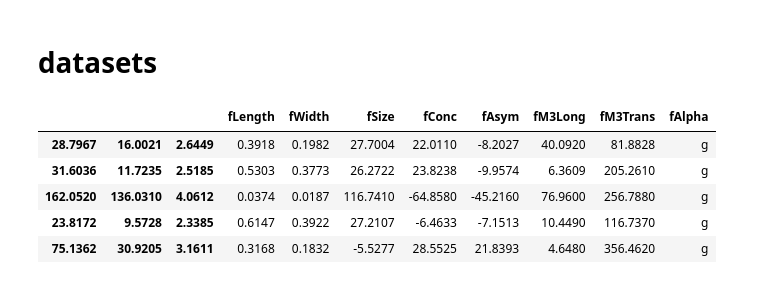
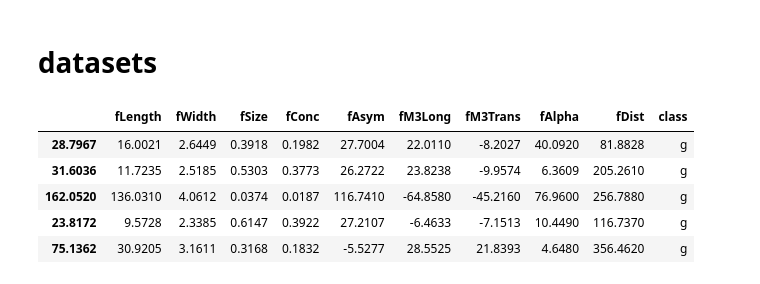
Before and after one commit to SattuSupCodes/AI_Colab, a Jupyter notebook: magic_csv.ipynb, the cells around one changed output. Saved outputs shown, nothing was run; the diff lists cells and outputs as text; code cells hidden in the pictures.

```diff
--- a/magic_csv.ipynb
+++ b/magic_csv.ipynb
@@ -7,11 +7,12 @@ import pandas as pd
 # %% [markdown]
 # datasets
 # %%
-cols = ["fLength" , "fWidth" , "fSize" , "fConc" , "fAsym" , "fM3Long" , "fM3Trans" , "fAlpha"]
+cols = ["fLength" , "fWidth" , "fSize" , "fConc" , "fAsym" , "fM3Long" , "fM3Trans" , "fAlpha" , "fDist" ,
+        "class"]
 df = pd.read_csv("magic04.data", names=cols )
 df.head()
 # %% [output]
-|  |  |  | fLength | fWidth | fSize | fConc | fAsym | fM3Long | fM3Trans | fAlpha |
+|  | fLength | fWidth | fSize | fConc | fAsym | fM3Long | fM3Trans | fAlpha | fDist | class |
 | 28.7967 | 16.0021 | 2.6449 | 0.3918 | 0.1982 | 27.7004 | 22.0110 | -8.2027 | 40.0920 | 81.8828 | g |
 | 31.6036 | 11.7235 | 2.5185 | 0.5303 | 0.3773 | 26.2722 | 23.8238 | -9.9574 | 6.3609 | 205.2610 | g |
 | 162.0520 | 136.0310 | 4.0612 | 0.0374 | 0.0187 | 116.7410 | -64.8580 | -45.2160 | 76.9600 | 256.7880 | g |
```
Also changed, not shown: parts of 3 cells of this notebook.
